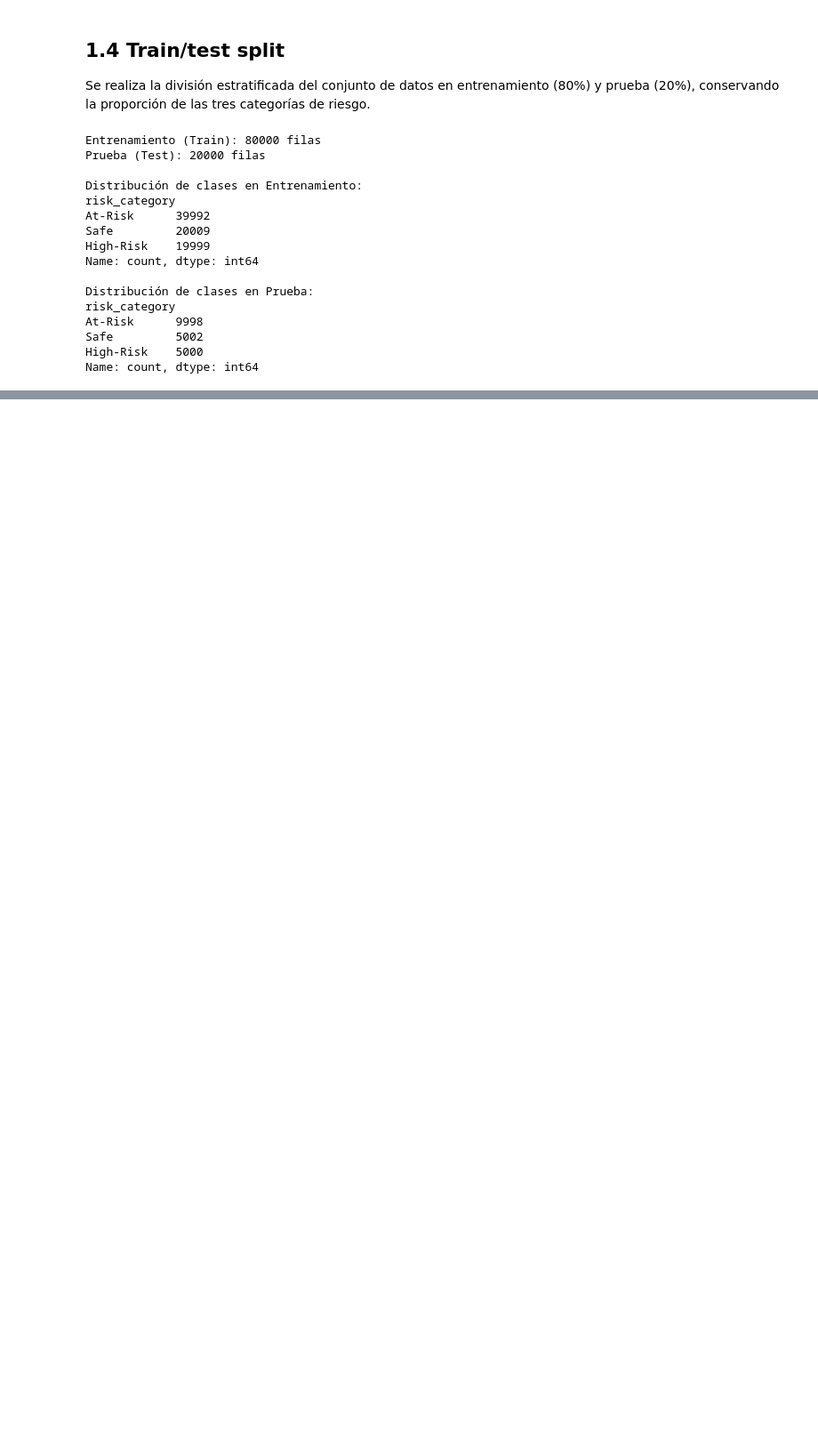
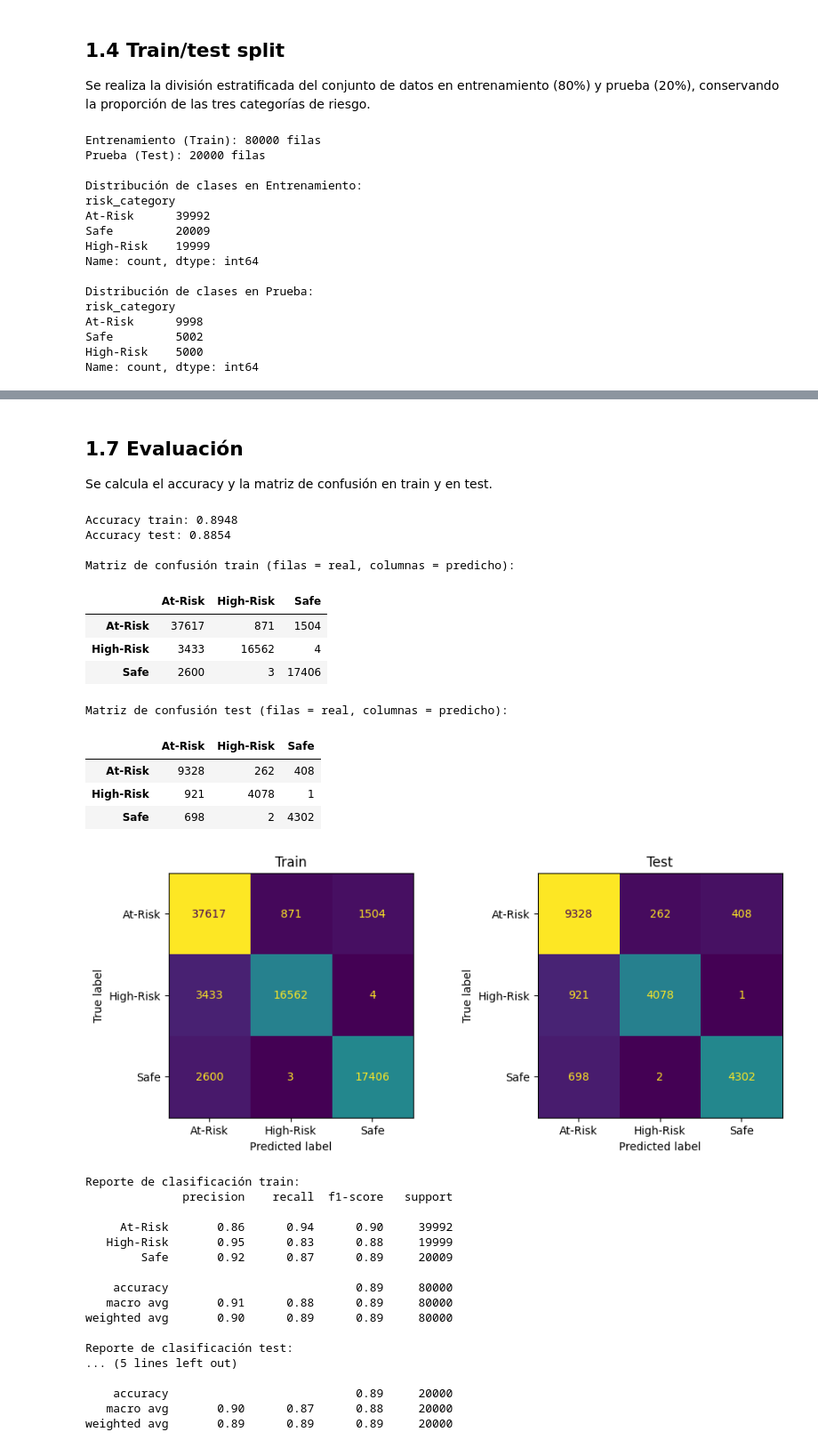
Before and after one commit to alex72hD/KNNTaller, a Jupyter notebook: KNN.ipynb, the cells around one changed output, grey strips where cells are left out. Shown at 89% size. Saved outputs shown, nothing was run; the diff lists cells and outputs as text; code cells hidden in the pictures; blank space fills up the shorter version.

```diff
--- a/KNN.ipynb
+++ b/KNN.ipynb
@@ -209,0 +215,10 @@ weighted avg       0.87      0.87      0.87     20000
+# %%
+y_train_pred = knn_model.predict(X_train)
+y_test_pred = knn_model.predict(X_test)
+
+print("Predicciones en train:", len(y_train_pred))
+print("Predicciones en test:", len(y_test_pred))
+
+# primeras 10 filas de test: real vs predicho
+comparacion = pd.DataFrame({"real": y_test.values[:10], "predicho": y_test_pred[:10]})
+display(comparacion)
@@ -209,0 +239,63 @@ weighted avg       0.87      0.87      0.87     20000
+# %% [markdown]
+## 1.7 Evaluación
+
+Se calcula el accuracy y la matriz de confusión en train y en test.
+# %%
+import matplotlib.pyplot as plt
+from sklearn.metrics import accuracy_score, confusion_matrix, ConfusionMatrixDisplay, classification_report
+
+print("Accuracy train:", round(accuracy_score(y_train, y_train_pred), 4))
+print("Accuracy test:", round(accuracy_score(y_test, y_test_pred), 4))
+
+clases = knn_model.named_steps["classifier"].classes_
+cm_train = confusion_matrix(y_train, y_train_pred, labels=clases)
+cm_test = confusion_matrix(y_test, y_test_pred, labels=clases)
+
+print("\nMatriz de confusión train (filas = real, columnas = predicho):")
+display(pd.DataFrame(cm_train, index=clases, columns=clases))
+print("\nMatriz de confusión test (filas = real, columnas = predicho):")
+display(pd.DataFrame(cm_test, index=clases, columns=clases))
+
+fig, ax = plt.subplots(1, 2, figsize=(11, 4))
+ConfusionMatrixDisplay(cm_train, display_labels=clases).plot(ax=ax[0], colorbar=False)
+ax[0].set_title("Train")
+ConfusionMatrixDisplay(cm_test, display_labels=clases).plot(ax=ax[1], colorbar=False)
+ax[1].set_title("Test")
+plt.show()
+
+print("Reporte de clasificación train:")
+print(classification_report(y_train, y_train_pred))
+print("Reporte de clasificación test:")
+print(classification_report(y_test, y_test_pred))
+# %% [output]
+Accuracy train: 0.8948
+Accuracy test: 0.8854
+
+Matriz de confusión train (filas = real, columnas = predicho):
+|  | At-Risk | High-Risk | Safe |
+| At-Risk | 37617 | 871 | 1504 |
+| High-Risk | 3433 | 16562 | 4 |
+| Safe | 2600 | 3 | 17406 |
+Matriz de confusión test (filas = real, columnas = predicho):
+|  | At-Risk | High-Risk | Safe |
+| At-Risk | 9328 | 262 | 408 |
+| High-Risk | 921 | 4078 | 1 |
+| Safe | 698 | 2 | 4302 |
+[figure, added]
+Reporte de clasificación train:
+              precision    recall  f1-score   support
+
+     At-Risk       0.86      0.94      0.90     39992
+   High-Risk       0.95      0.83      0.88     19999
+        Safe       0.92      0.87      0.89     20009
+
+    accuracy                           0.89     80000
+   macro avg       0.91      0.88      0.89     80000
+weighted avg       0.90      0.89      0.89     80000
+
+Reporte de clasificación test:
+... (5 lines left out)
+
+    accuracy                           0.89     20000
+   macro avg       0.90      0.87      0.88     20000
+weighted avg       0.89      0.89      0.89     20000
```
Also changed, not shown: parts of 12 cells of this notebook.
